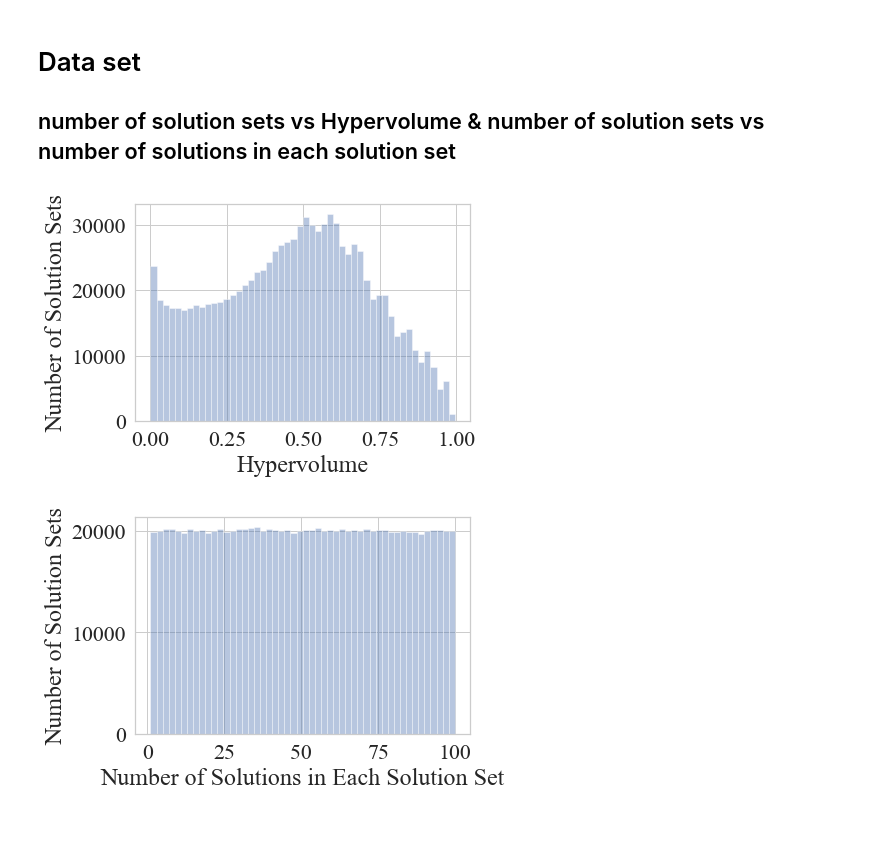
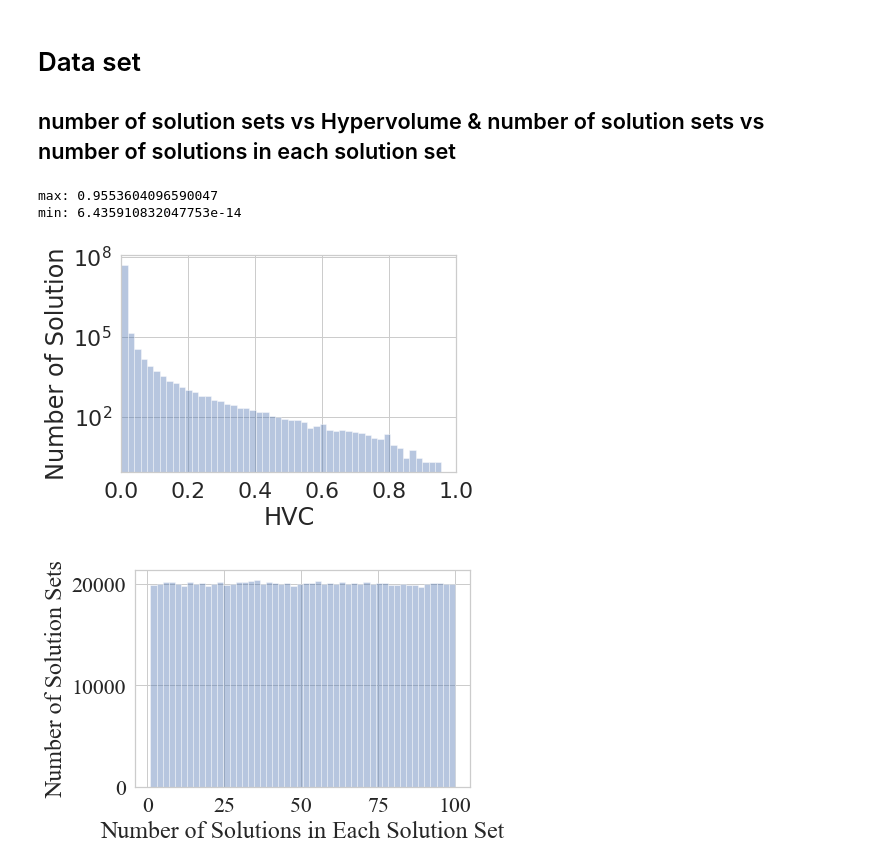
Before and after one commit to HisaoLabSUSTC/HVC-Net, a Jupyter notebook: set_transformer-master/Draw.ipynb, the cells around one changed output. Cells and saved outputs as stored; diff of their text form; code cells hidden in the pictures; blank space fills up the shorter version.

```diff
--- a/set_transformer-master/Draw.ipynb
+++ b/set_transformer-master/Draw.ipynb
@@ -10,8 +10,8 @@ import matplotlib.pyplot as plt
 import seaborn as sns
 %matplotlib inline
 
-# path_dir = '/liaoweiduo/HV-Net-datasets'  # for ubuntu server
-path_dir = '//10.20.2.245/datasets/HV-Net-datasets'  # for windows
+path_dir = '/liaoweiduo/HVC-Net-datasets'  # for ubuntu server
+# path_dir = '//10.20.2.245/datasets/HV-Net-datasets'  # for windows
 # %% [markdown]
 # Data set
 
@@ -20,27 +20,36 @@ path_dir = '//10.20.2.245/datasets/HV-Net-datasets'  # for windows
 M = 3
 
 ## import data
-train_data_file = f'train_data_M{M}_2.mat'
-path = os.path.join(path_dir, train_data_file)
+train_data_file = f'train_data_M{M}_10.mat'
+path = os.path.join(path_dir, 'data', train_data_file)
 data = h5py.File(path)
 
 solutionset = np.transpose(data.get('Data'))  # [dataset_num, data_num, M]
-hv = np.transpose(data.get('HVval')) # [dataset_num, 1]
-hv = hv.reshape((hv.shape[0]))  # [dataset_num]
+hvc = np.transpose(data.get('HVCval')) # [dataset_num, data_num]
+
+# contain nan
 # %%
-collected_data = pd.DataFrame({'Hypervolume': hv})
+hvc_flatten = hvc[~np.isnan(hvc)]
+
+collected_data = pd.DataFrame({'HVC': hvc_flatten})
 
 ## number of solution sets vs Hypervolume
 ## draw plot
 sns.set_theme(style="whitegrid", font='Times New Roman', font_scale=2)
 plt.figure()
-fig = sns.distplot(collected_data['Hypervolume'], hist=True, kde=False, rug=False)
-plt.ylabel('Number of Solution Sets')
+fig = sns.distplot(collected_data['HVC'], hist=True, kde=False, rug=False)
+fig.set_yscale('log')
+plt.ylabel('Number of Solution')
+plt.xlim([0,1])
+print('max:', hvc_flatten.max())
+print('min:', hvc_flatten.min())
 
-## save plt
-fig.get_figure().savefig(os.path.join(path_dir, 'figure', f'HV_hist_M{M}_2.png'), dpi=300, bbox_inches='tight')
+# ## save plt
+# fig.get_figure().savefig(os.path.join(path_dir, 'figure', f'HV_hist_M{M}_2.png'), dpi=300, bbox_inches='tight')
 # %% [output]
+max: 0.9553604096590047
+min: 6.435910832047753e-14
-[figure, old version]
+[figure, new version]
 # %%
 num_of_points = np.sum(~np.isnan(solutionset[:, :, 1]), axis=1)
 
```
Also changed, not shown: parts of 28 cells of this notebook.
